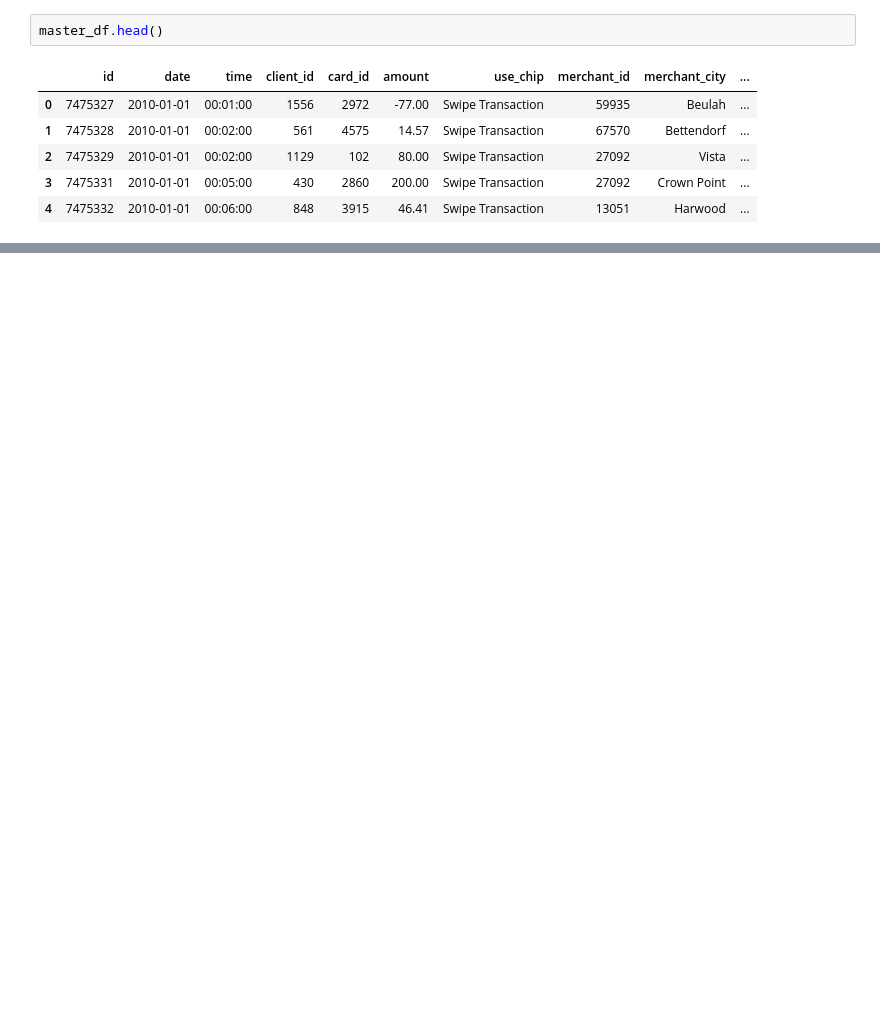
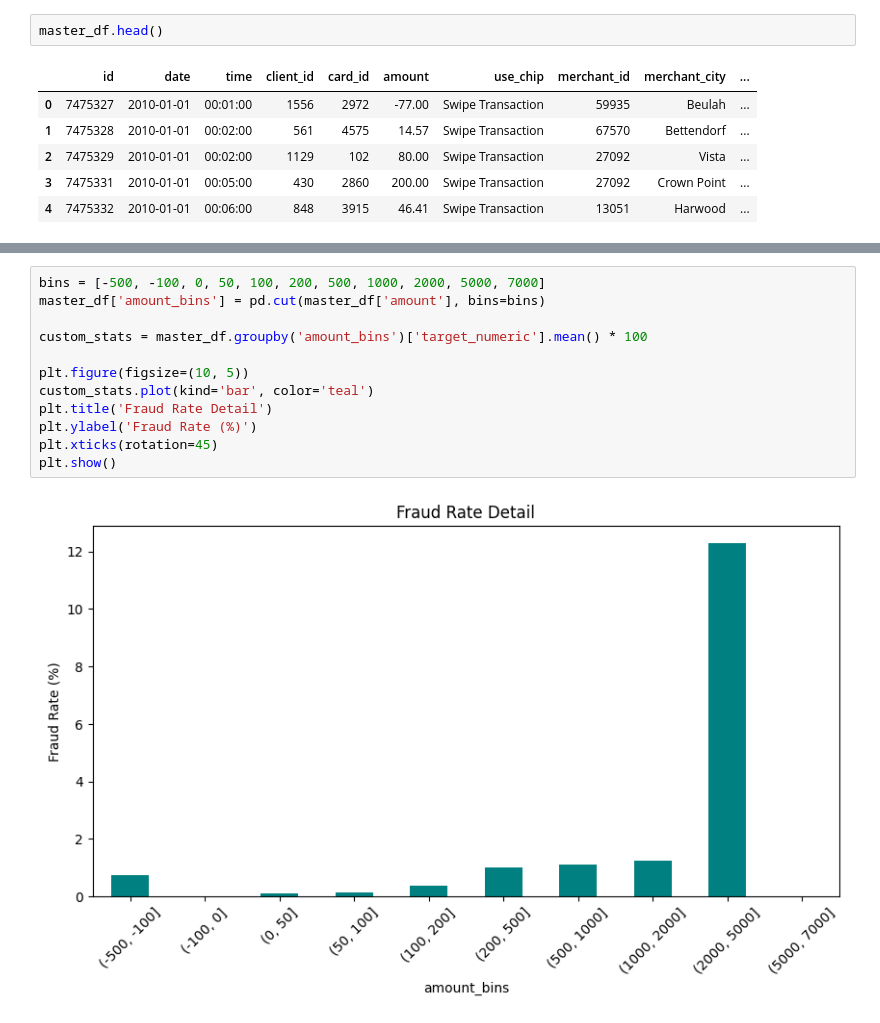
Before and after one commit to ShlokBagwe/FinGuard, a Jupyter notebook: EDA.ipynb, the cells around one changed output, grey strips where cells are left out. Cells and saved outputs as stored; diff of their text form; blank space fills up the shorter version.

```diff
--- a/EDA.ipynb
+++ b/EDA.ipynb
@@ -534,0 +609,14 @@ master_df.head()
+# %%
+bins = [-500, -100, 0, 50, 100, 200, 500, 1000, 2000, 5000, 7000]
+master_df['amount_bins'] = pd.cut(master_df['amount'], bins=bins)
+
+custom_stats = master_df.groupby('amount_bins')['target_numeric'].mean() * 100
+
+plt.figure(figsize=(10, 5))
+custom_stats.plot(kind='bar', color='teal')
+plt.title('Fraud Rate Detail')
+plt.ylabel('Fraud Rate (%)')
+plt.xticks(rotation=45)
+plt.show()
+# %% [output]
+[figure, added]
```
Also changed, not shown: parts of 12 cells of this notebook.
